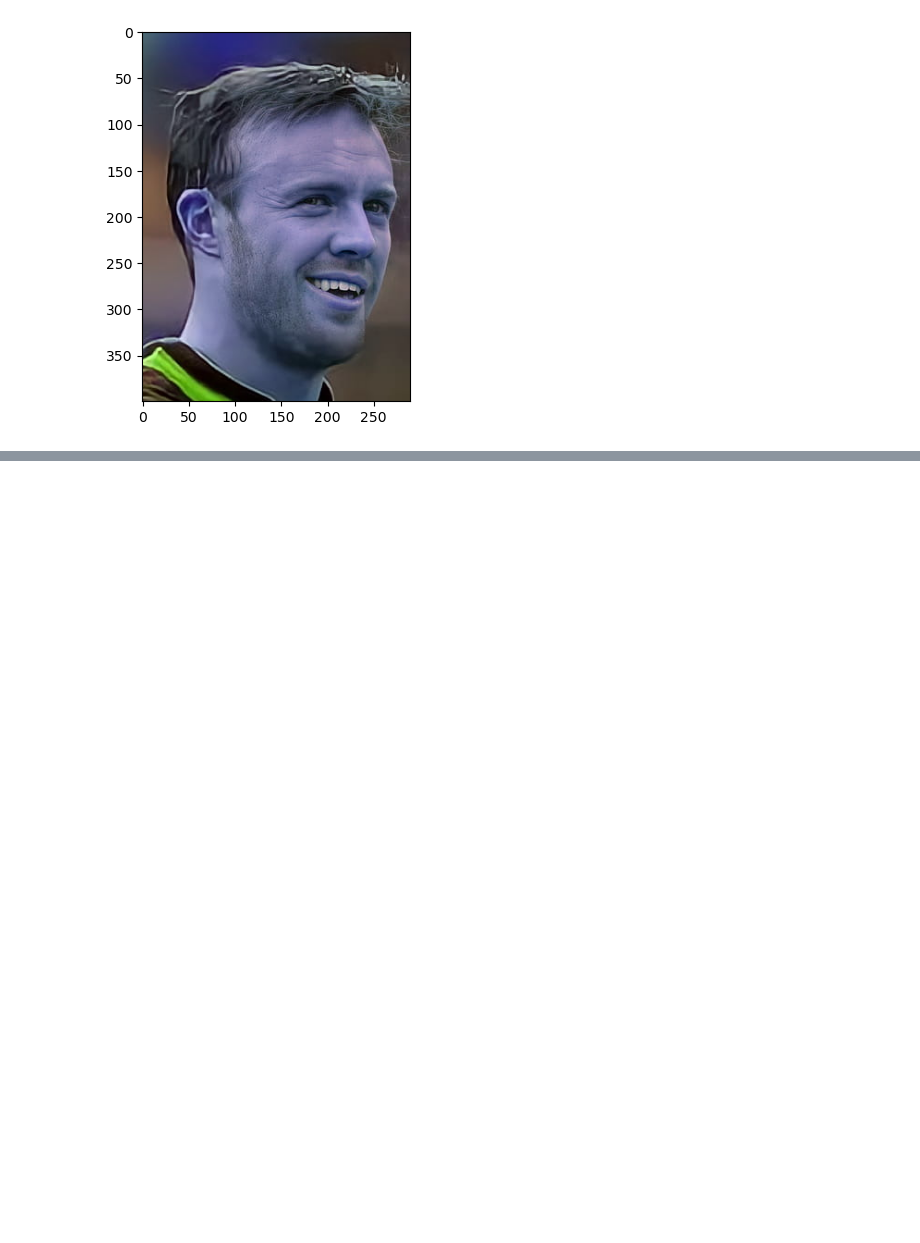
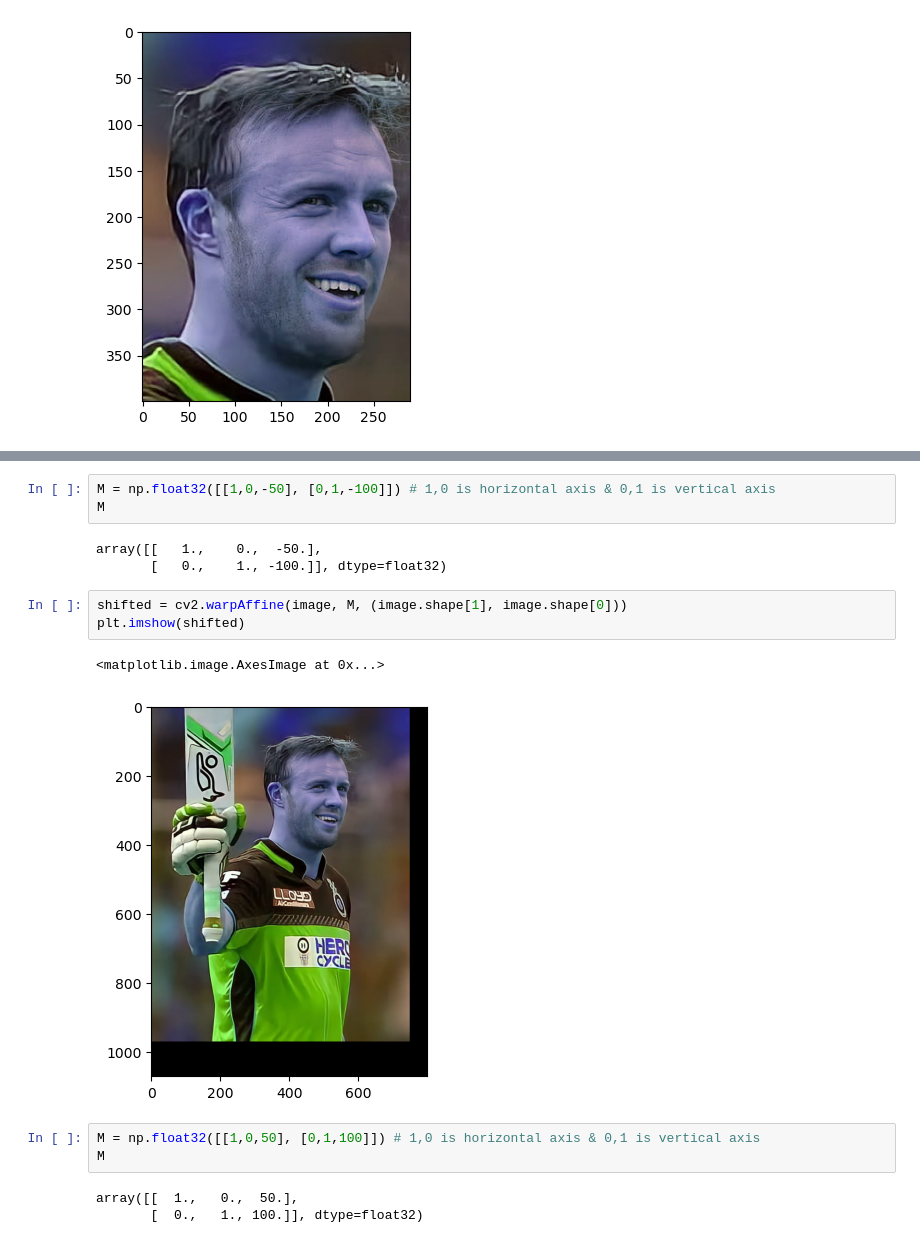
Before and after one commit to Sahilkhan-34/Machine-Learning, a Jupyter notebook: Computer Vision Open_CV/opencv_image_operations.ipynb, the cells around one changed output, grey strips where cells are left out. Cells and saved outputs as stored; diff of their text form; blank space fills up the shorter version.

```diff
--- a/Computer Vision Open_CV/opencv_image_operations.ipynb
+++ b/Computer Vision Open_CV/opencv_image_operations.ipynb
@@ -57,0 +101,18 @@ plt.imshow(cropped_image)
+# %%
+M = np.float32([[1,0,-50], [0,1,-100]]) # 1,0 is horizontal axis & 0,1 is vertical axis
+M
+# %% [output]
+array([[   1.,    0.,  -50.],
+       [   0.,    1., -100.]], dtype=float32)
+# %%
+shifted = cv2.warpAffine(image, M, (image.shape[1], image.shape[0]))
+plt.imshow(shifted)
+# %% [output]
+<matplotlib.image.AxesImage at 0x...>
+[figure, added]
+# %%
+M = np.float32([[1,0,50], [0,1,100]]) # 1,0 is horizontal axis & 0,1 is vertical axis
+M
+# %% [output]
+array([[  1.,   0.,  50.],
+       [  0.,   1., 100.]], dtype=float32)
```
Also changed, not shown: parts of 33 cells of this notebook, 12 other files.
